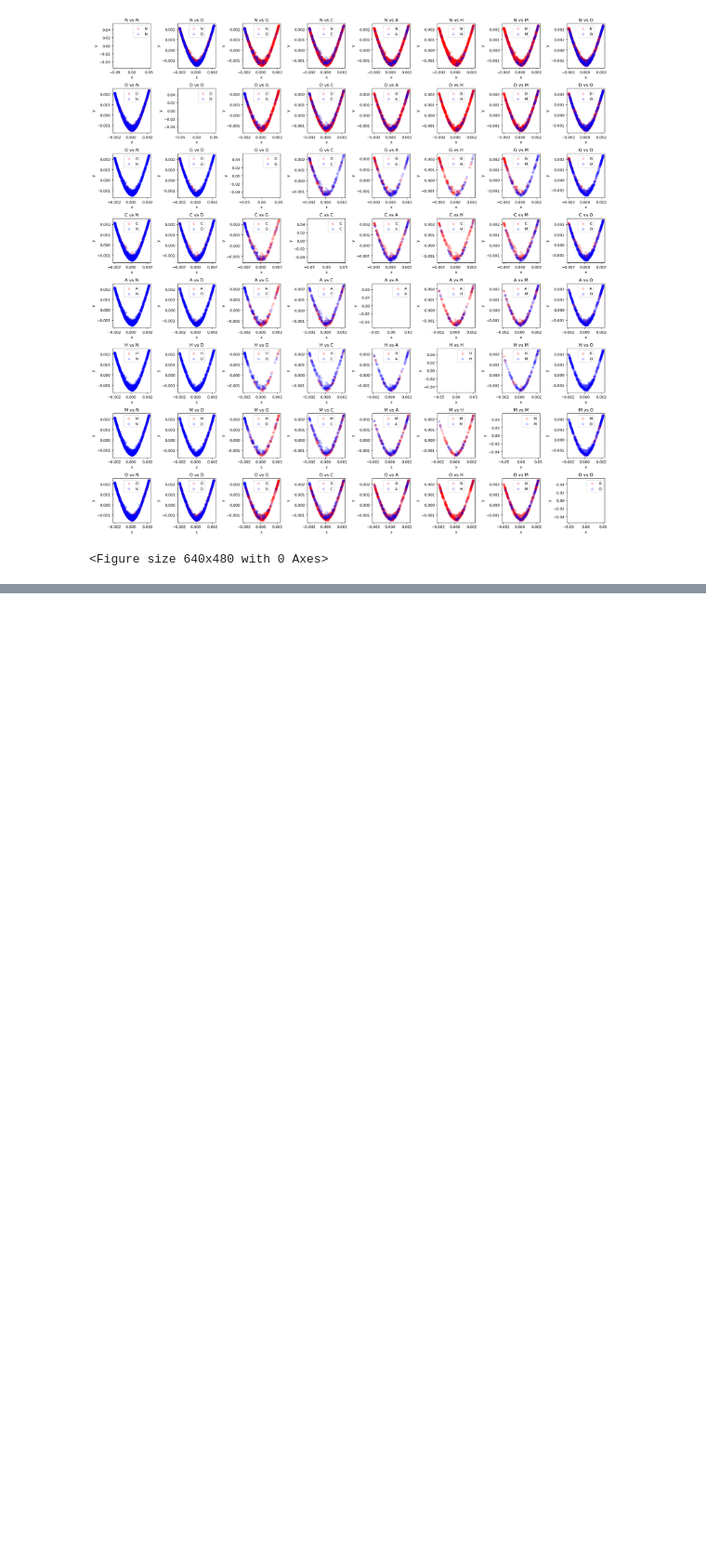
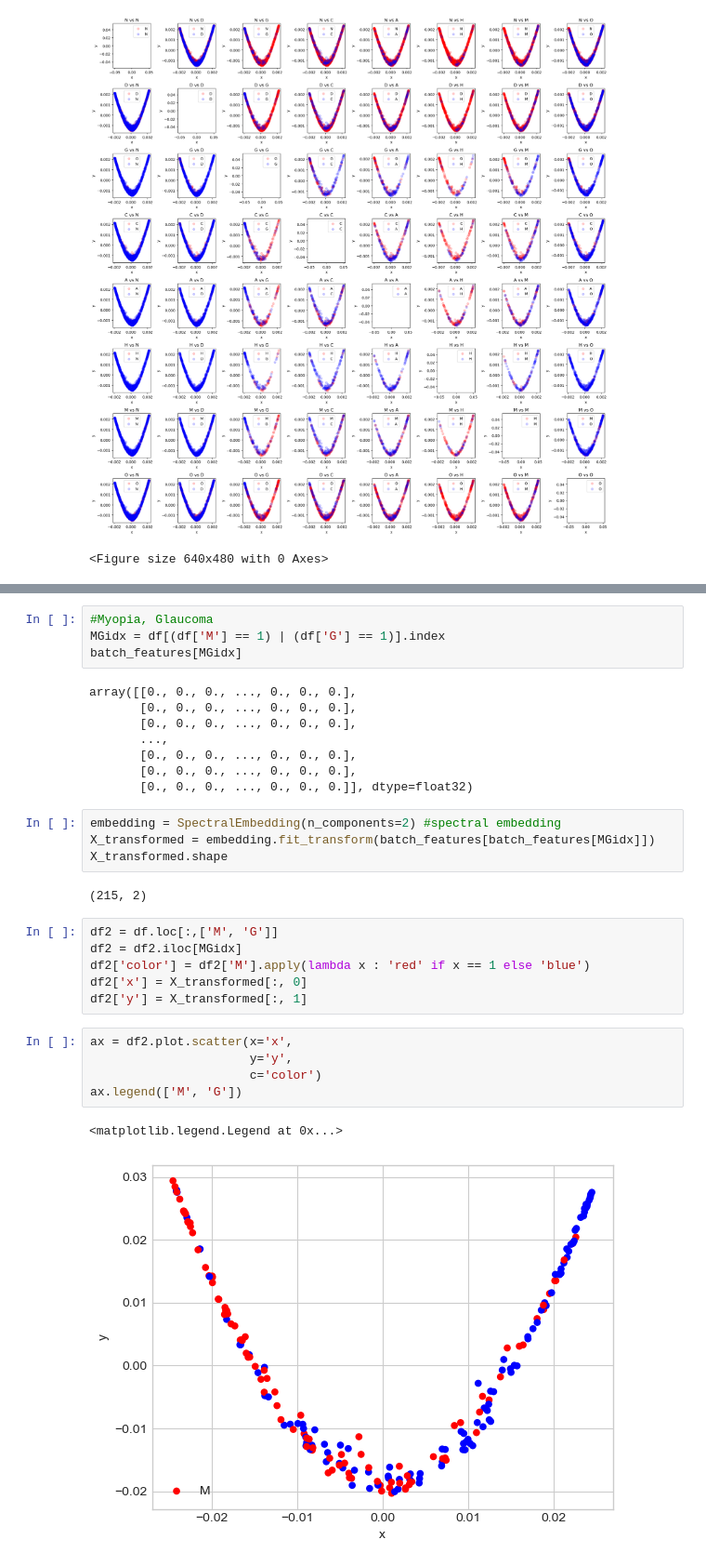
Before and after one commit to shanelee2027/Eyeball232Project, a Jupyter notebook: LE.ipynb, the cells around one changed output, grey strips where cells are left out. Shown at 93% size. Cells and saved outputs as stored; diff of their text form; blank space fills up the shorter version.

```diff
--- a/LE.ipynb
+++ b/LE.ipynb
@@ -139,0 +145,32 @@ plt.show()
+# %%
+#Myopia, Glaucoma
+MGidx = df[(df['M'] == 1) | (df['G'] == 1)].index
+batch_features[MGidx]
+# %% [output]
+array([[0., 0., 0., ..., 0., 0., 0.],
+       [0., 0., 0., ..., 0., 0., 0.],
+       [0., 0., 0., ..., 0., 0., 0.],
+       ...,
+       [0., 0., 0., ..., 0., 0., 0.],
+       [0., 0., 0., ..., 0., 0., 0.],
+       [0., 0., 0., ..., 0., 0., 0.]], dtype=float32)
+# %%
+embedding = SpectralEmbedding(n_components=2) #spectral embedding
+X_transformed = embedding.fit_transform(batch_features[batch_features[MGidx]])
+X_transformed.shape
+# %% [output]
+(215, 2)
+# %%
+df2 = df.loc[:,['M', 'G']]
+df2 = df2.iloc[MGidx]
+df2['color'] = df2['M'].apply(lambda x : 'red' if x == 1 else 'blue')
+df2['x'] = X_transformed[:, 0]
+df2['y'] = X_transformed[:, 1]
+# %%
+ax = df2.plot.scatter(x='x',
+                      y='y',
+                      c='color')
+ax.legend(['M', 'G'])
+# %% [output]
+<matplotlib.legend.Legend at 0x...>
+[figure, added]
```
Also changed, not shown: parts of 4 cells of this notebook.
